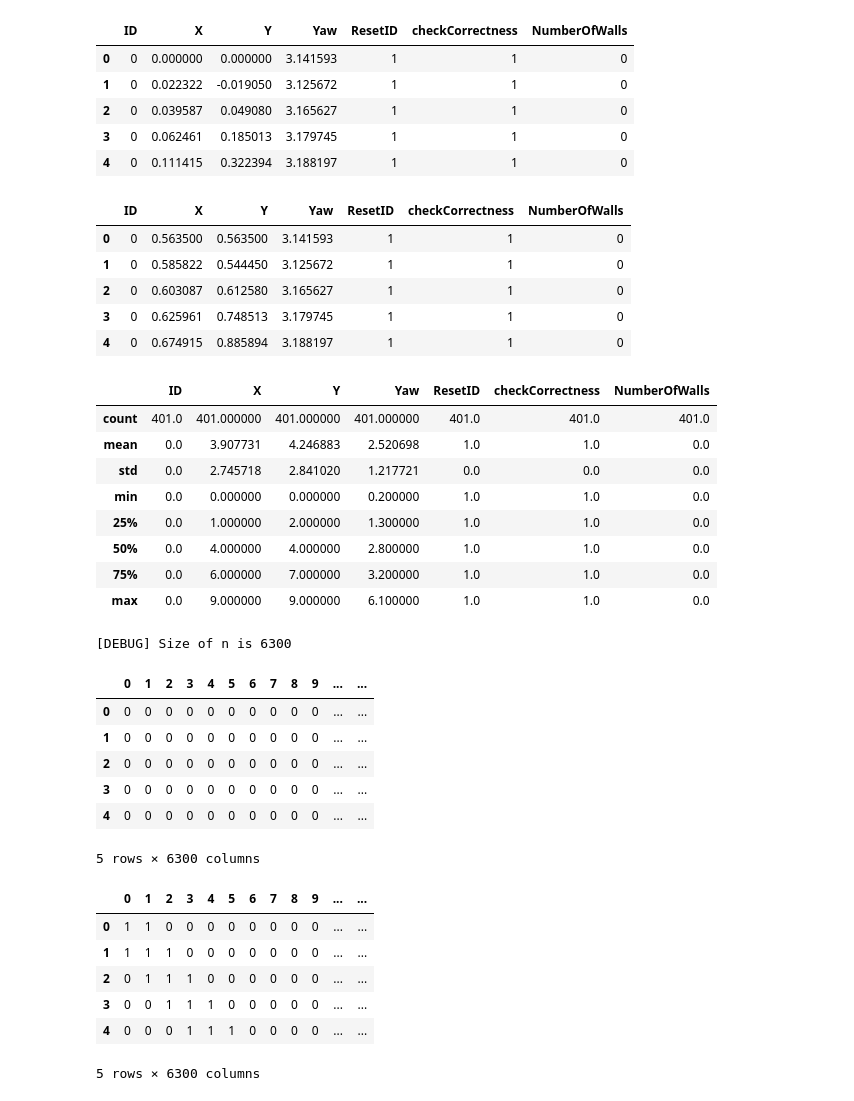
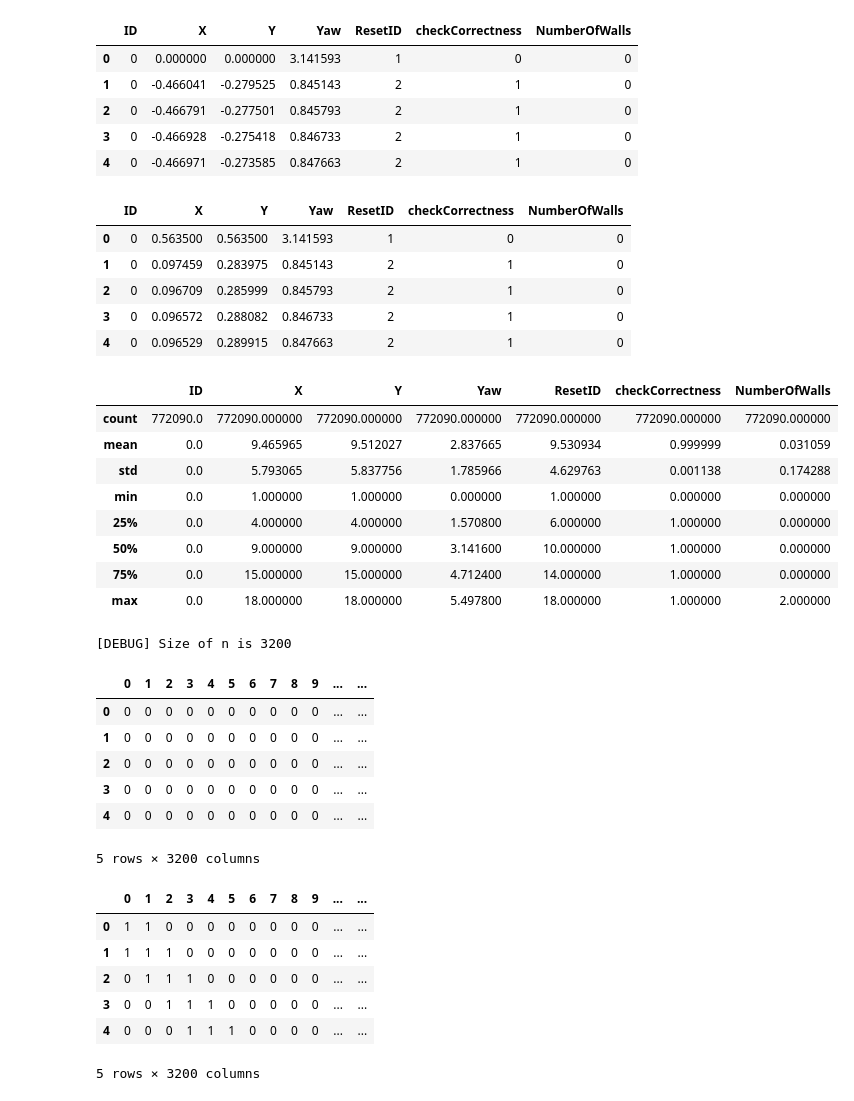
Before and after one commit to alexandroid000/self-assembly, a Jupyter notebook: dataAnalysis/deliver/2018-07-22-jw-weaselball_analysis.ipynb, the cells around one changed output. Saved outputs shown, nothing was run; the diff lists cells and outputs as text; code cells hidden in the pictures.

```diff
--- a/dataAnalysis/deliver/2018-07-22-jw-weaselball_analysis.ipynb
+++ b/dataAnalysis/deliver/2018-07-22-jw-weaselball_analysis.ipynb
@@ -13,6 +8,6 @@ The version_information extension is already loaded. To reload it, use:
 # %%
 FLOAT_ERROR_TOLERANCE = 0.00000000001 #See IEEE 754 for why a floating point is never perfect
-df_strings = ['../data/08-10-2018_09-24-59.csv']
+df_strings = ['../data/08-11-2018_17-59-32.csv','../data/08-11-2018_17-59-39.csv' ]
 frames = []
 for csv in df_strings:
     temp = pd.read_csv(csv,index_col=False )
@@ -54,6 +48,6 @@ df.tail(10)
 # %%
 #Sample the data
-SAMPLING_RATE = 250 #Keep 1 row for every SAMPLING_RATE
+SAMPLING_RATE = 25 #Keep 1 row for every SAMPLING_RATE
 df_sampled = df.iloc[::SAMPLING_RATE,:]
 print("Size of new DF is {}".format(df_sampled.shape))
 df_sampled.head(10)
@@ -105,11 +99,11 @@ if(df_clean['Yaw'].max() > 2 * np.pi or df_clean['Yaw'].min() < 0):
 df_clean.head()
 # %% [output]
 |  | ID | X | Y | Yaw | ResetID | checkCorrectness | NumberOfWalls |
-| 0 | 0 | 0.000000 | 0.000000 | 3.141593 | 1 | 1 | 0 |
-| 1 | 0 | 0.022322 | -0.019050 | 3.125672 | 1 | 1 | 0 |
-| 2 | 0 | 0.039587 | 0.049080 | 3.165627 | 1 | 1 | 0 |
-| 3 | 0 | 0.062461 | 0.185013 | 3.179745 | 1 | 1 | 0 |
-| 4 | 0 | 0.111415 | 0.322394 | 3.188197 | 1 | 1 | 0 |
+| 0 | 0 | 0.000000 | 0.000000 | 3.141593 | 1 | 0 | 0 |
+| 1 | 0 | -0.466041 | -0.279525 | 0.845143 | 2 | 1 | 0 |
+| 2 | 0 | -0.466791 | -0.277501 | 0.845793 | 2 | 1 | 0 |
+| 3 | 0 | -0.466928 | -0.275418 | 0.846733 | 2 | 1 | 0 |
+| 4 | 0 | -0.466971 | -0.273585 | 0.847663 | 2 | 1 | 0 |
 # %%
 #Clean up the data
 
@@ -125,40 +119,40 @@ if (df_clean['X'].max() > LENGTH_OF_BOX or df_clean['Y'].max() > LENGTH_OF_BOX o
 df_clean.head()
 # %% [output]
 |  | ID | X | Y | Yaw | ResetID | checkCorrectness | NumberOfWalls |
-| 0 | 0 | 0.563500 | 0.563500 | 3.141593 | 1 | 1 | 0 |
-| 1 | 0 | 0.585822 | 0.544450 | 3.125672 | 1 | 1 | 0 |
-| 2 | 0 | 0.603087 | 0.612580 | 3.165627 | 1 | 1 | 0 |
-| 3 | 0 | 0.625961 | 0.748513 | 3.179745 | 1 | 1 | 0 |
-| 4 | 0 | 0.674915 | 0.885894 | 3.188197 | 1 | 1 | 0 |
+| 0 | 0 | 0.563500 | 0.563500 | 3.141593 | 1 | 0 | 0 |
+| 1 | 0 | 0.097459 | 0.283975 | 0.845143 | 2 | 1 | 0 |
+| 2 | 0 | 0.096709 | 0.285999 | 0.845793 | 2 | 1 | 0 |
+| 3 | 0 | 0.096572 | 0.288082 | 0.846733 | 2 | 1 | 0 |
+| 4 | 0 | 0.096529 | 0.289915 | 0.847663 | 2 | 1 | 0 |
 # %%
 #Clean up the data
 
 #Clean the time data since gazebo prints it weird...
 #TODO
 # %%
-'#Discretize the data
-NUMBER_OF_SQUARES = 100 #This should be a square number to create equal sized squares.
-RESOLUTION_OF_S1 = 0.1 #This is used to discretize the yaw angle over 0 - 2*pi
+#Discretize the data
+NUMBER_OF_SQUARES = 400 #This should be a square number to create equal sized squares.
+RESOLUTION_OF_S1 = 0.7854 #This is used to discretize the yaw angle over 0 - 2*pi
 
 df_discretized = df_clean.copy()
 
 mappingBoxConstant = (NUMBER_OF_SQUARES ** (1/2.0)) / (LENGTH_OF_BOX)
 for index, row in df_clean.iterrows():
     df_discretized.at[index, 'X'] = int(row['X'] * mappingBoxConstant)
     df_discretized.at[index, 'Y'] = int(row['Y'] * mappingBoxConstant)
     df_discretized.at[index, 'Yaw'] = int(row['Yaw'] / RESOLUTION_OF_S1) * RESOLUTION_OF_S1
 
-df_discretized.describe()'
+df_discretized.describe()
 # %% [output]
 |  | ID | X | Y | Yaw | ResetID | checkCorrectness | NumberOfWalls |
-| count | 401.0 | 401.000000 | 401.000000 | 401.000000 | 401.0 | 401.0 | 401.0 |
-| mean | 0.0 | 3.907731 | 4.246883 | 2.520698 | 1.0 | 1.0 | 0.0 |
-| std | 0.0 | 2.745718 | 2.841020 | 1.217721 | 0.0 | 0.0 | 0.0 |
-| min | 0.0 | 0.000000 | 0.000000 | 0.200000 | 1.0 | 1.0 | 0.0 |
-| 25% | 0.0 | 1.000000 | 2.000000 | 1.300000 | 1.0 | 1.0 | 0.0 |
-| 50% | 0.0 | 4.000000 | 4.000000 | 2.800000 | 1.0 | 1.0 | 0.0 |
-| 75% | 0.0 | 6.000000 | 7.000000 | 3.200000 | 1.0 | 1.0 | 0.0 |
-| max | 0.0 | 9.000000 | 9.000000 | 6.100000 | 1.0 | 1.0 | 0.0 |
+| count | 772090.0 | 772090.000000 | 772090.000000 | 772090.000000 | 772090.000000 | 772090.000000 | 772090.000000 |
+| mean | 0.0 | 9.465965 | 9.512027 | 2.837665 | 9.530934 | 0.999999 | 0.031059 |
+| std | 0.0 | 5.793065 | 5.837756 | 1.785966 | 4.629763 | 0.001138 | 0.174288 |
+| min | 0.0 | 1.000000 | 1.000000 | 0.000000 | 1.000000 | 0.000000 | 0.000000 |
+| 25% | 0.0 | 4.000000 | 4.000000 | 1.570800 | 6.000000 | 1.000000 | 0.000000 |
+| 50% | 0.0 | 9.000000 | 9.000000 | 3.141600 | 10.000000 | 1.000000 | 0.000000 |
+| 75% | 0.0 | 15.000000 | 15.000000 | 4.712400 | 14.000000 | 1.000000 | 0.000000 |
+| max | 0.0 | 18.000000 | 18.000000 | 5.497800 | 18.000000 | 1.000000 | 2.000000 |
 # %%
 #Verify Discretizing suceeded by checking that number of states generated is the number of states we expeted or less (Sometimes these things dont visit all states)
 
@@ -182,14 +176,14 @@ print("[DEBUG] Size of n is {}".format(n))
 translation_matrix = pd.DataFrame(0, index=range(n), columns=range(n))#We use 1 here to set the whole matrix elements to 1
 translation_matrix.head()
 # %% [output]
-[DEBUG] Size of n is 6300
+[DEBUG] Size of n is 3200
 |  | 0 | 1 | 2 | 3 | 4 | 5 | 6 | 7 | 8 | 9 | ... | ... |
 | 0 | 0 | 0 | 0 | 0 | 0 | 0 | 0 | 0 | 0 | 0 | ... | ... |
 | 1 | 0 | 0 | 0 | 0 | 0 | 0 | 0 | 0 | 0 | 0 | ... | ... |
 | 2 | 0 | 0 | 0 | 0 | 0 | 0 | 0 | 0 | 0 | 0 | ... | ... |
 | 3 | 0 | 0 | 0 | 0 | 0 | 0 | 0 | 0 | 0 | 0 | ... | ... |
 | 4 | 0 | 0 | 0 | 0 | 0 | 0 | 0 | 0 | 0 | 0 | ... | ... |
-5 rows × 6300 columns
+5 rows × 3200 columns
 # %%
 
 
@@ -231,7 +225,7 @@ translation_matrix.head()
 | 2 | 0 | 1 | 1 | 1 | 0 | 0 | 0 | 0 | 0 | 0 | ... | ... |
 | 3 | 0 | 0 | 1 | 1 | 1 | 0 | 0 | 0 | 0 | 0 | ... | ... |
 | 4 | 0 | 0 | 0 | 1 | 1 | 1 | 0 | 0 | 0 | 0 | ... | ... |
-5 rows × 6300 columns
+5 rows × 3200 columns
 # %%
 #Create a dictionary for storing the transition states analysis
 d ={}
```
Also changed, not shown: parts of 10 cells of this notebook, 5 other files.
